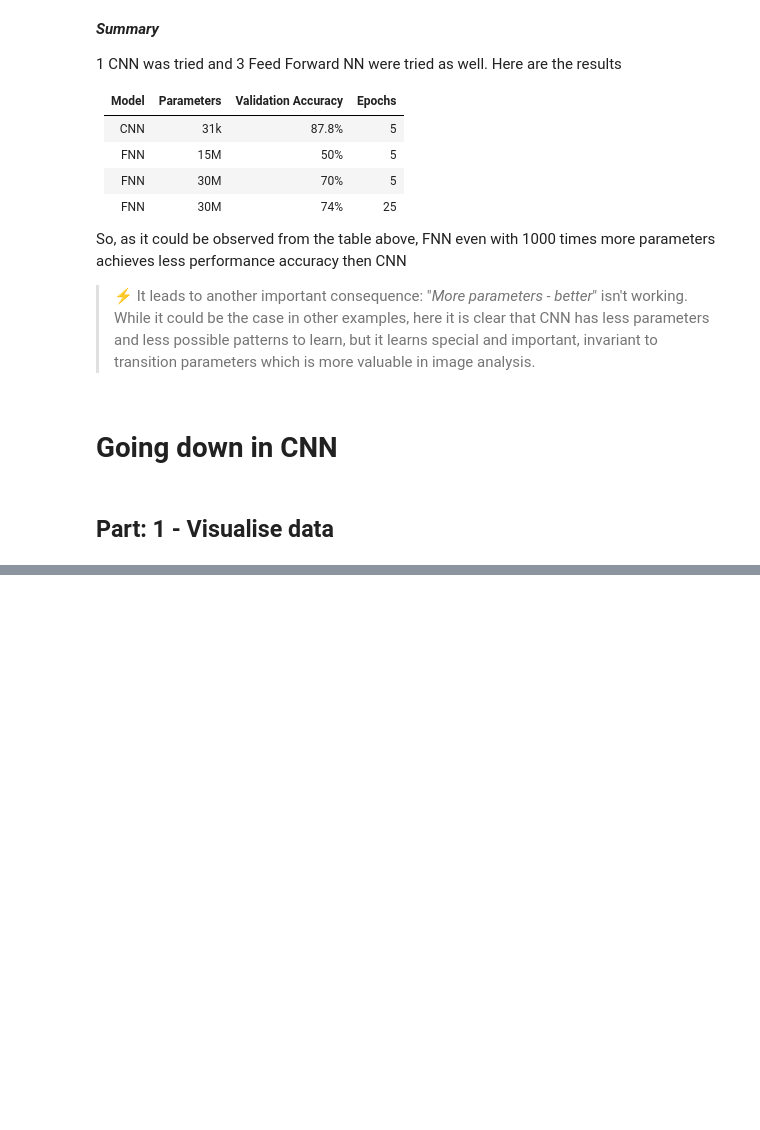
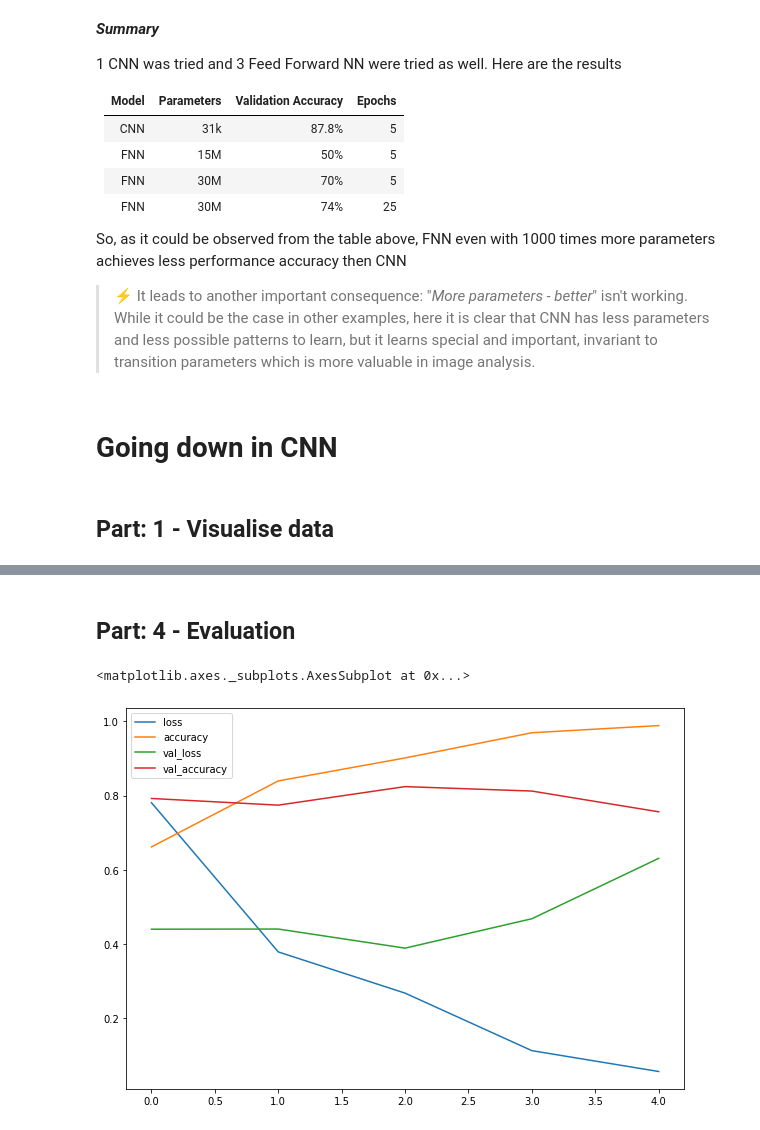
Before and after one commit to Nik-Kras/ZeroToMastery-TensorFlow-MyNotes, a Jupyter notebook: 04. Computer Vision/04. CV - Notes.ipynb, the cells around one changed output, grey strips where cells are left out. Cells and saved outputs as stored; diff of their text form; code cells hidden in the pictures; blank space fills up the shorter version.

```diff
--- a/04. Computer Vision/04. CV - Notes.ipynb
+++ b/04. Computer Vision/04. CV - Notes.ipynb
@@ -468,0 +486,3 @@ So, as it could be observed from the table above, FNN even with 1000 times more
+# %%
+train_dir = "pizza_steak/train/"
+test_dir  = "pizza_steak/test/"
@@ -468,0 +576,37 @@ So, as it could be observed from the table above, FNN even with 1000 times more
+# %%
+# Making a model in easier way with many imports
+from tensorflow.keras.layers import Dense, Flatten, Conv2D, MaxPool2D, Activation
+from tensorflow.keras.optimizers import Adam
+from tensorflow.keras import Sequential
+
+# Create a 3 Conv Layers Baseline model
+model_base = Sequential([
+  Conv2D(filters = 10,
+         kernel_size = 3,
+         strides = 1,
+         padding = 'valid',
+         activation = 'relu',
+         input_shape = (224,224,3)),
+  Conv2D(10, 3, activation = 'relu'),
+  Conv2D(10, 3, activation = 'relu'),
+  Flatten(),
+  Dense(1, activation="sigmoid")
+])
+
+# Compile a model
+model_base.compile(loss="binary_crossentropy",
+                   optimizer = Adam(),
+                   metrics = ["accuracy"])
+
+# Check the architecture and number of parameters
+model_base.summary()
+print("Number of train and test batches of 32 images: ", len(train_data), len(test_data))
+
+
+# Train the model
+history_base = model_base.fit(train_data, # Combination of images and labels
+                              epochs = 5,
+                              steps_per_epoch = len(train_data), # Go through all batches for each of epochs *Could be changed!*
+                              validation_data = test_data,
+                              validation_steps = len(test_data),
+                              ) # callback = [tensorboard_callback] This callback helps plotting metrics
@@ -468,0 +648,9 @@ So, as it could be observed from the table above, FNN even with 1000 times more
+# %% [markdown]
+## Part: 4 - Evaluation
+# %%
+# Plot learning curves
+import pandas as pd
+pd.DataFrame(history_base.history).plot(figsize=(10,7))
+# %% [output]
+<matplotlib.axes._subplots.AxesSubplot at 0x...>
+[figure, added]
```
Also changed, not shown: parts of 40 cells of this notebook, 2 other files.
